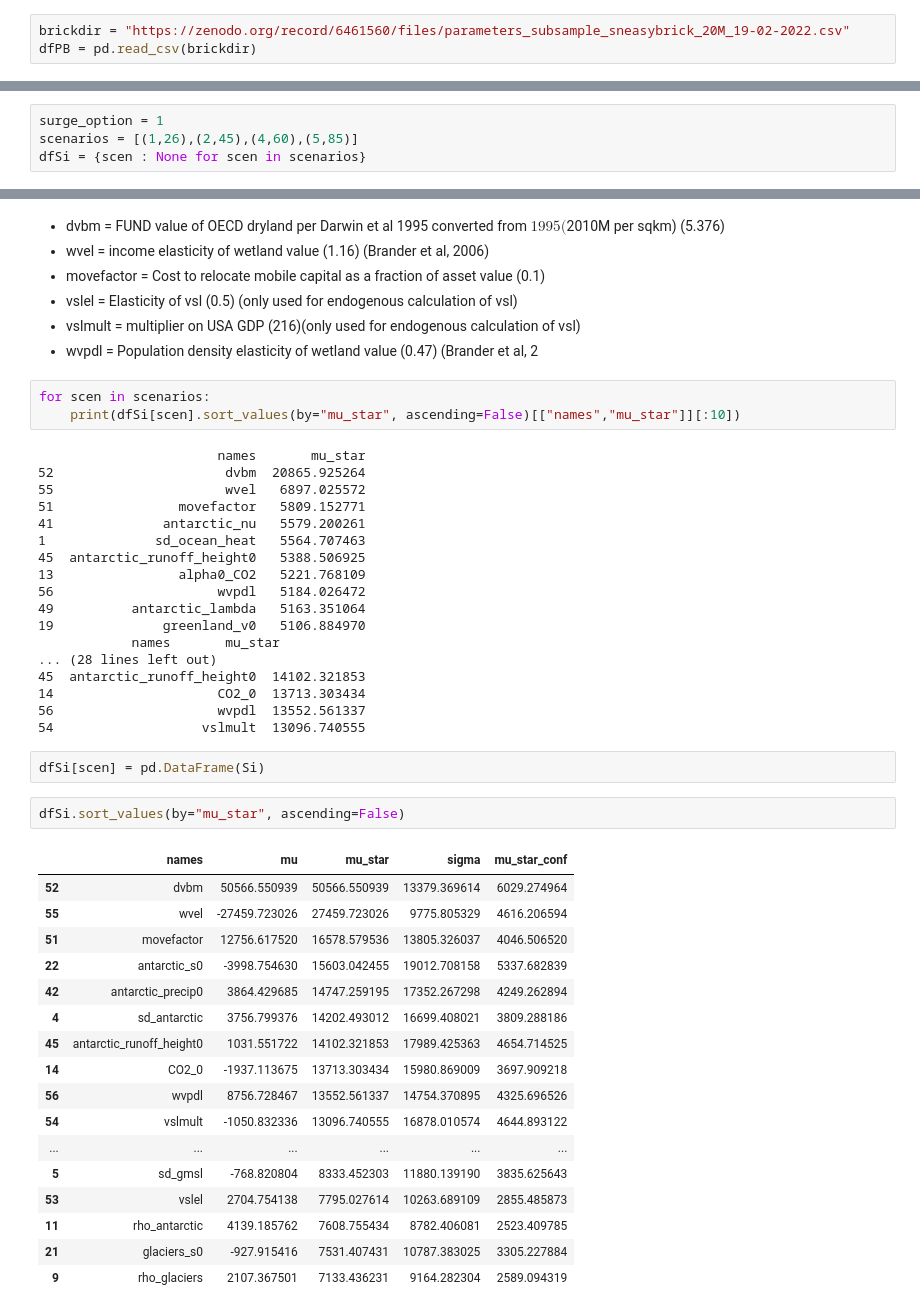
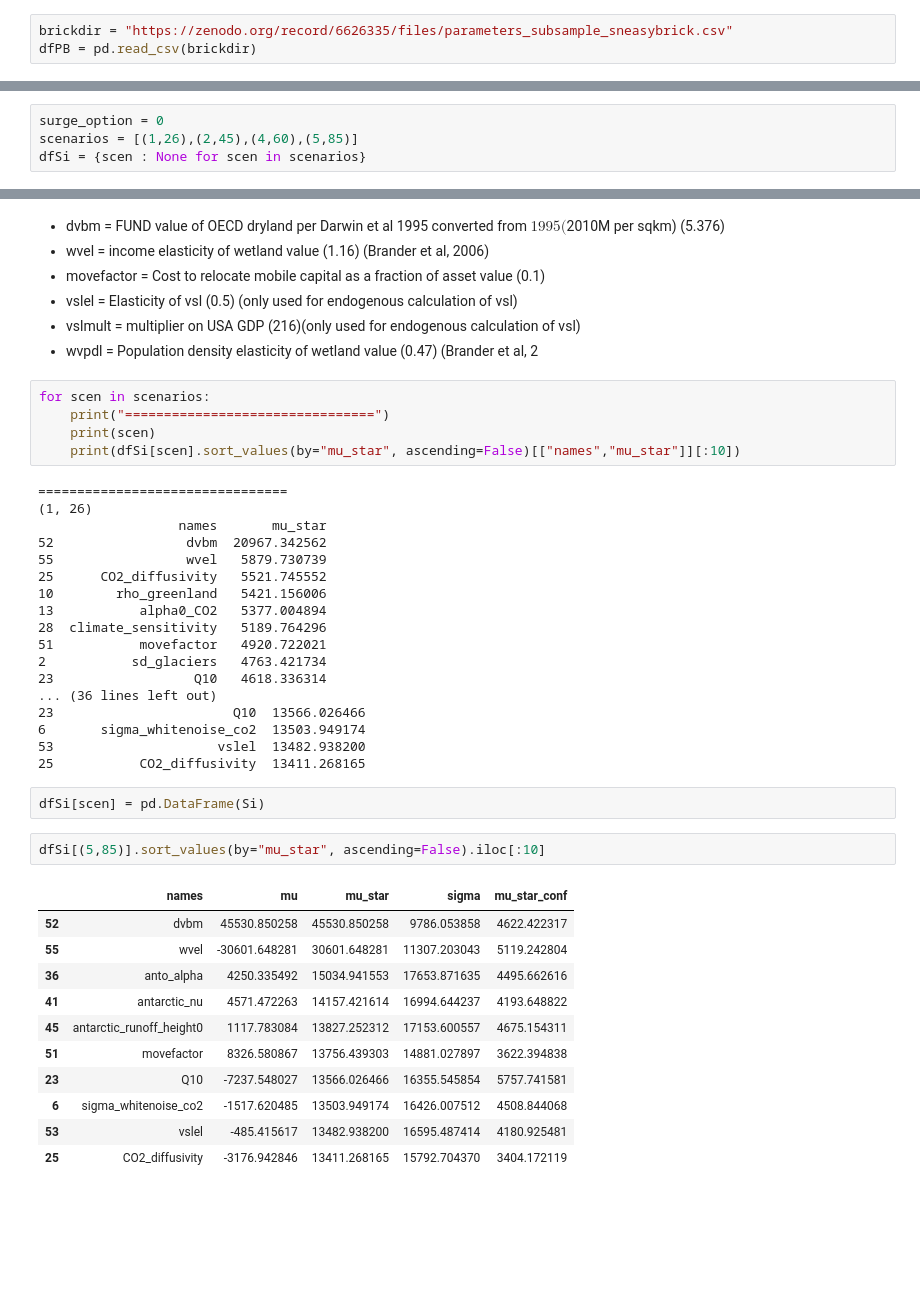
Before and after one commit to raddleverse/CIAM_uncertainty_propagation, a Jupyter notebook: work_uncertainty_propagation/sensitivity_analysis.ipynb, the cells around one changed output, grey strips where cells are left out. Drawn from its saved outputs; the diff is of its cells as text; blank space fills up the shorter version.

Commit message:
updating zenodo repo for brick projections

```diff
--- a/work_uncertainty_propagation/sensitivity_analysis.ipynb
+++ b/work_uncertainty_propagation/sensitivity_analysis.ipynb
@@ -23,12 +26,12 @@ Will save plots to  /Users/aewsma/codes/CIAM_uncertainty_propagation/work_uncert
 # %% [markdown]
 BRICK parameters are the same for all scenarios because they are calibrated in hindcast.
 # %%
-brickdir = "https://zenodo.org/record/6461560/files/parameters_subsample_sneasybrick_20M_19-02-2022.csv"
+brickdir = "https://zenodo.org/record/6626335/files/parameters_subsample_sneasybrick.csv"
 dfPB = pd.read_csv(brickdir)
 # %% [markdown]
 SSP-RCP scenarios and a dictionary to hold the sensitivity results from Method of Morris:
 # %%
-surge_option = 1
+surge_option = 0
 scenarios = [(1,26),(2,45),(4,60),(5,85)]
 dfSi = {scen : None for scen in scenarios}
 # %% [markdown]
@@ -75,44 +69,40 @@ dfPC.head()
 * wvpdl = Population density elasticity of wetland value (0.47) (Brander et al, 2
 # %%
 for scen in scenarios:
+    print("================================")
+    print(scen)
     print(dfSi[scen].sort_values(by="mu_star", ascending=False)[["names","mu_star"]][:10])
 # %% [output]
-                       names       mu_star
-52                      dvbm  20865.925264
-55                      wvel   6897.025572
-51                movefactor   5809.152771
-41              antarctic_nu   5579.200261
-1              sd_ocean_heat   5564.707463
-45  antarctic_runoff_height0   5388.506925
-13                alpha0_CO2   5221.768109
-56                     wvpdl   5184.026472
-49          antarctic_lambda   5163.351064
-19              greenland_v0   5106.884970
-            names       mu_star
-... (28 lines left out)
-45  antarctic_runoff_height0  14102.321853
-14                     CO2_0  13713.303434
-56                     wvpdl  13552.561337
-54                   vslmult  13096.740555
+================================
+(1, 26)
+                  names       mu_star
+52                 dvbm  20967.342562
+55                 wvel   5879.730739
+25      CO2_diffusivity   5521.745552
+10        rho_greenland   5421.156006
+13           alpha0_CO2   5377.004894
+28  climate_sensitivity   5189.764296
+51           movefactor   4920.722021
+2           sd_glaciers   4763.421734
+23                  Q10   4618.336314
+... (36 lines left out)
+23                       Q10  13566.026466
+6       sigma_whitenoise_co2  13503.949174
+53                     vslel  13482.938200
+25           CO2_diffusivity  13411.268165
 # %%
 dfSi[scen] = pd.DataFrame(Si)
 # %%
-dfSi.sort_values(by="mu_star", ascending=False)
+dfSi[(5,85)].sort_values(by="mu_star", ascending=False).iloc[:10]
 # %% [output]
 |  | names | mu | mu_star | sigma | mu_star_conf |
-| 52 | dvbm | 50566.550939 | 50566.550939 | 13379.369614 | 6029.274964 |
-| 55 | wvel | -27459.723026 | 27459.723026 | 9775.805329 | 4616.206594 |
-| 51 | movefactor | 12756.617520 | 16578.579536 | 13805.326037 | 4046.506520 |
-| 22 | antarctic_s0 | -3998.754630 | 15603.042455 | 19012.708158 | 5337.682839 |
-| 42 | antarctic_precip0 | 3864.429685 | 14747.259195 | 17352.267298 | 4249.262894 |
-| 4 | sd_antarctic | 3756.799376 | 14202.493012 | 16699.408021 | 3809.288186 |
-| 45 | antarctic_runoff_height0 | 1031.551722 | 14102.321853 | 17989.425363 | 4654.714525 |
-| 14 | CO2_0 | -1937.113675 | 13713.303434 | 15980.869009 | 3697.909218 |
-| 56 | wvpdl | 8756.728467 | 13552.561337 | 14754.370895 | 4325.696526 |
-| 54 | vslmult | -1050.832336 | 13096.740555 | 16878.010574 | 4644.893122 |
-| ... | ... | ... | ... | ... | ... |
-| 5 | sd_gmsl | -768.820804 | 8333.452303 | 11880.139190 | 3835.625643 |
-| 53 | vslel | 2704.754138 | 7795.027614 | 10263.689109 | 2855.485873 |
-| 11 | rho_antarctic | 4139.185762 | 7608.755434 | 8782.406081 | 2523.409785 |
-| 21 | glaciers_s0 | -927.915416 | 7531.407431 | 10787.383025 | 3305.227884 |
-| 9 | rho_glaciers | 2107.367501 | 7133.436231 | 9164.282304 | 2589.094319 |
+| 52 | dvbm | 45530.850258 | 45530.850258 | 9786.053858 | 4622.422317 |
+| 55 | wvel | -30601.648281 | 30601.648281 | 11307.203043 | 5119.242804 |
+| 36 | anto_alpha | 4250.335492 | 15034.941553 | 17653.871635 | 4495.662616 |
+| 41 | antarctic_nu | 4571.472263 | 14157.421614 | 16994.644237 | 4193.648822 |
+| 45 | antarctic_runoff_height0 | 1117.783084 | 13827.252312 | 17153.600557 | 4675.154311 |
+| 51 | movefactor | 8326.580867 | 13756.439303 | 14881.027897 | 3622.394838 |
+| 23 | Q10 | -7237.548027 | 13566.026466 | 16355.545854 | 5757.741581 |
+| 6 | sigma_whitenoise_co2 | -1517.620485 | 13503.949174 | 16426.007512 | 4508.844068 |
+| 53 | vslel | -485.415617 | 13482.938200 | 16595.487414 | 4180.925481 |
+| 25 | CO2_diffusivity | -3176.942846 | 13411.268165 | 15792.704370 | 3404.172119 |
```
Also changed, not shown: parts of 11 cells of this notebook, 6 other files.
